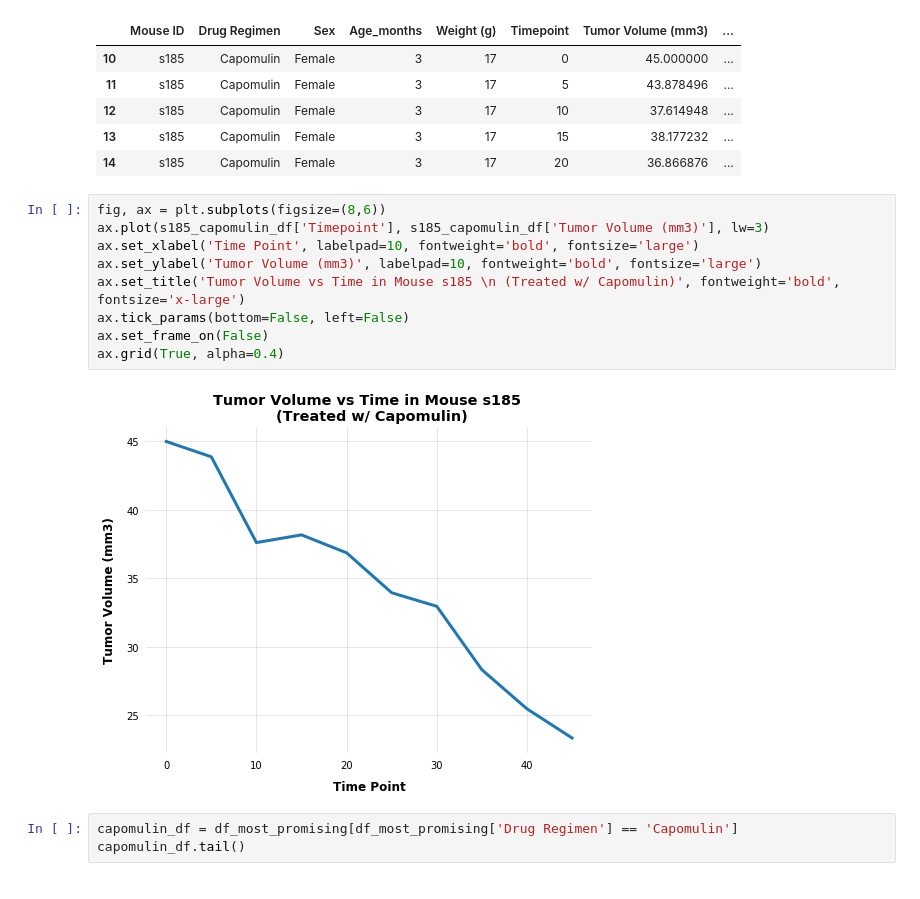
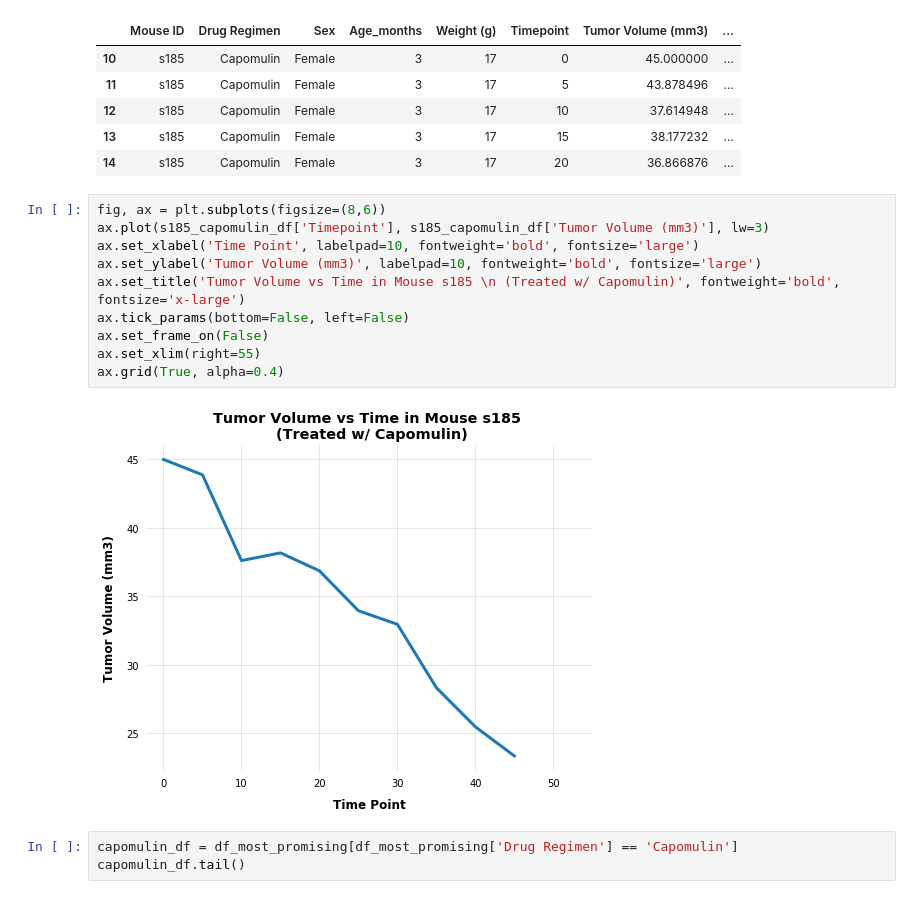
Before and after one commit to ringotm/Pharmaceutical-Data-Analysis, a Jupyter notebook: Pymaceuticals/Working.ipynb, the cells around one changed output. Drawn from its saved outputs; the diff is of its cells as text.

```diff
--- a/Pymaceuticals/Working.ipynb
+++ b/Pymaceuticals/Working.ipynb
@@ -354,14 +363,15 @@ s185_capomulin_df.head()
 # %%
 fig, ax = plt.subplots(figsize=(8,6))
 ax.plot(s185_capomulin_df['Timepoint'], s185_capomulin_df['Tumor Volume (mm3)'], lw=3)
 ax.set_xlabel('Time Point', labelpad=10, fontweight='bold', fontsize='large')
 ax.set_ylabel('Tumor Volume (mm3)', labelpad=10, fontweight='bold', fontsize='large')
 ax.set_title('Tumor Volume vs Time in Mouse s185 \n (Treated w/ Capomulin)', fontweight='bold', fontsize='x-large')
 ax.tick_params(bottom=False, left=False)
 ax.set_frame_on(False)
+ax.set_xlim(right=55)
 ax.grid(True, alpha=0.4)
 # %% [output]
-[figure, old version]
+[figure, new version]
 # %%
 capomulin_df = df_most_promising[df_most_promising['Drug Regimen'] == 'Capomulin']
 capomulin_df.tail()
```
Also changed, not shown: parts of 18 cells of this notebook.
